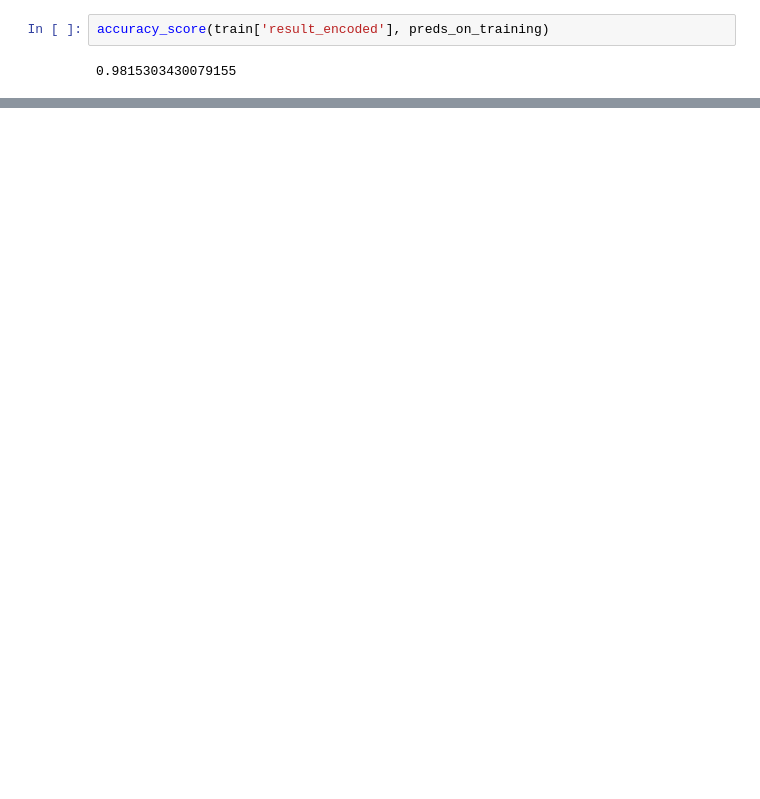
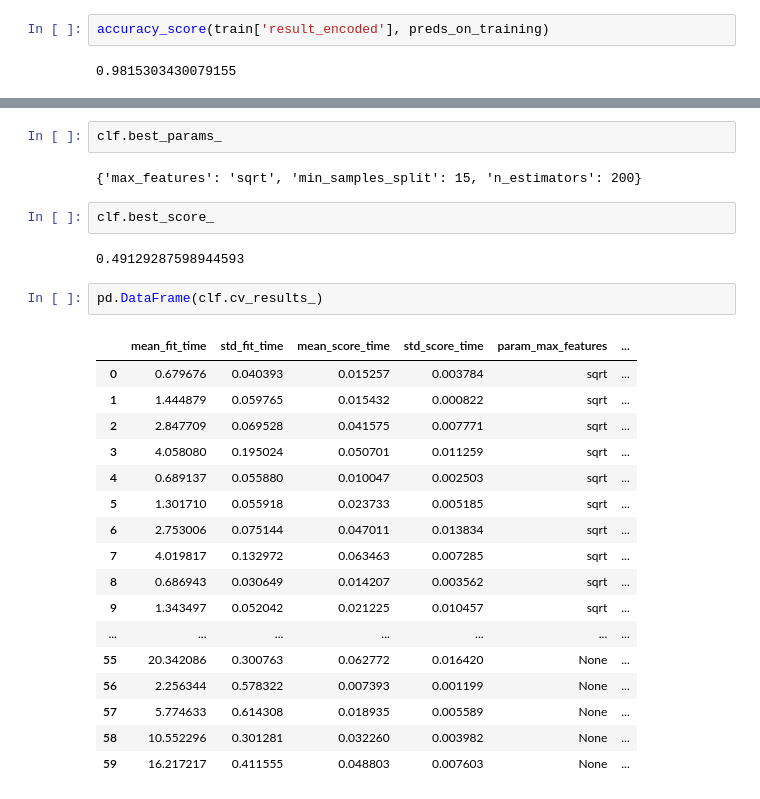
Before and after one commit to BinhHong/Prediction-football-outcome-in-Bundesliga, a Jupyter notebook: Data preparation.ipynb, the cells around one changed output, grey strips where cells are left out. Cells and saved outputs as stored; diff of their text form; blank space fills up the shorter version.

```diff
--- a/Data preparation.ipynb
+++ b/Data preparation.ipynb
@@ -1025,0 +1033,28 @@ clf.best_score_
+# %%
+clf.best_params_
+# %% [output]
+{'max_features': 'sqrt', 'min_samples_split': 15, 'n_estimators': 200}
+# %%
+clf.best_score_
+# %% [output]
+0.49129287598944593
+# %%
+pd.DataFrame(clf.cv_results_)
+# %% [output]
+|  | mean_fit_time | std_fit_time | mean_score_time | std_score_time | param_max_features | ... |
+| 0 | 0.679676 | 0.040393 | 0.015257 | 0.003784 | sqrt | ... |
+| 1 | 1.444879 | 0.059765 | 0.015432 | 0.000822 | sqrt | ... |
+| 2 | 2.847709 | 0.069528 | 0.041575 | 0.007771 | sqrt | ... |
+| 3 | 4.058080 | 0.195024 | 0.050701 | 0.011259 | sqrt | ... |
+| 4 | 0.689137 | 0.055880 | 0.010047 | 0.002503 | sqrt | ... |
+| 5 | 1.301710 | 0.055918 | 0.023733 | 0.005185 | sqrt | ... |
+| 6 | 2.753006 | 0.075144 | 0.047011 | 0.013834 | sqrt | ... |
+| 7 | 4.019817 | 0.132972 | 0.063463 | 0.007285 | sqrt | ... |
+| 8 | 0.686943 | 0.030649 | 0.014207 | 0.003562 | sqrt | ... |
+| 9 | 1.343497 | 0.052042 | 0.021225 | 0.010457 | sqrt | ... |
+| ... | ... | ... | ... | ... | ... | ... |
+| 55 | 20.342086 | 0.300763 | 0.062772 | 0.016420 | None | ... |
+| 56 | 2.256344 | 0.578322 | 0.007393 | 0.001199 | None | ... |
+| 57 | 5.774633 | 0.614308 | 0.018935 | 0.005589 | None | ... |
+| 58 | 10.552296 | 0.301281 | 0.032260 | 0.003982 | None | ... |
+| 59 | 16.217217 | 0.411555 | 0.048803 | 0.007603 | None | ... |
```
Also changed, not shown: parts of 16 cells of this notebook.
